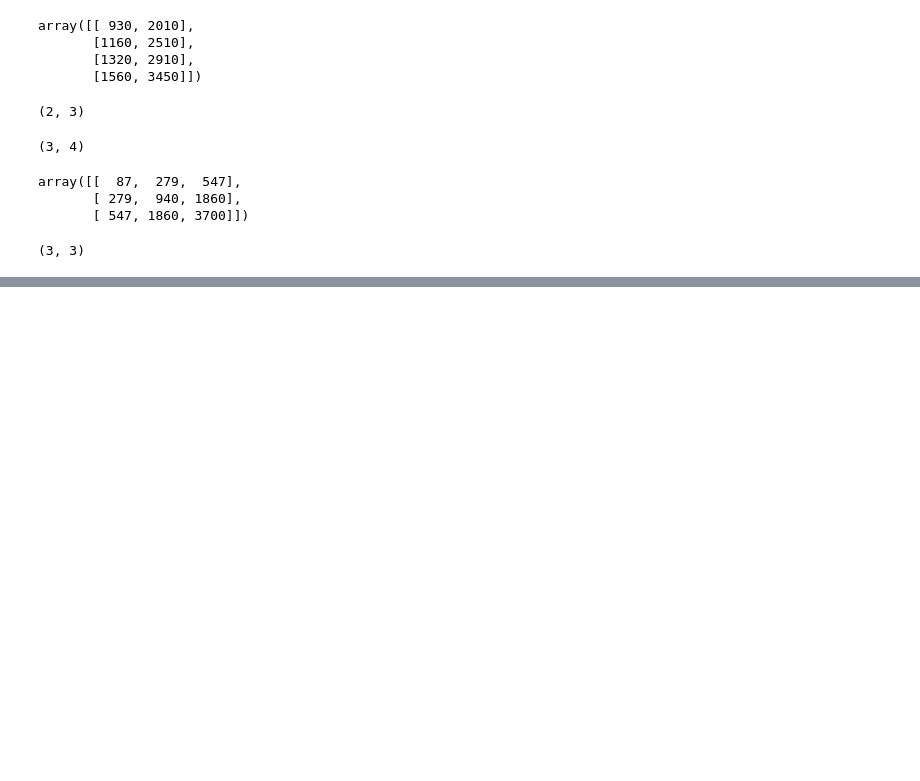
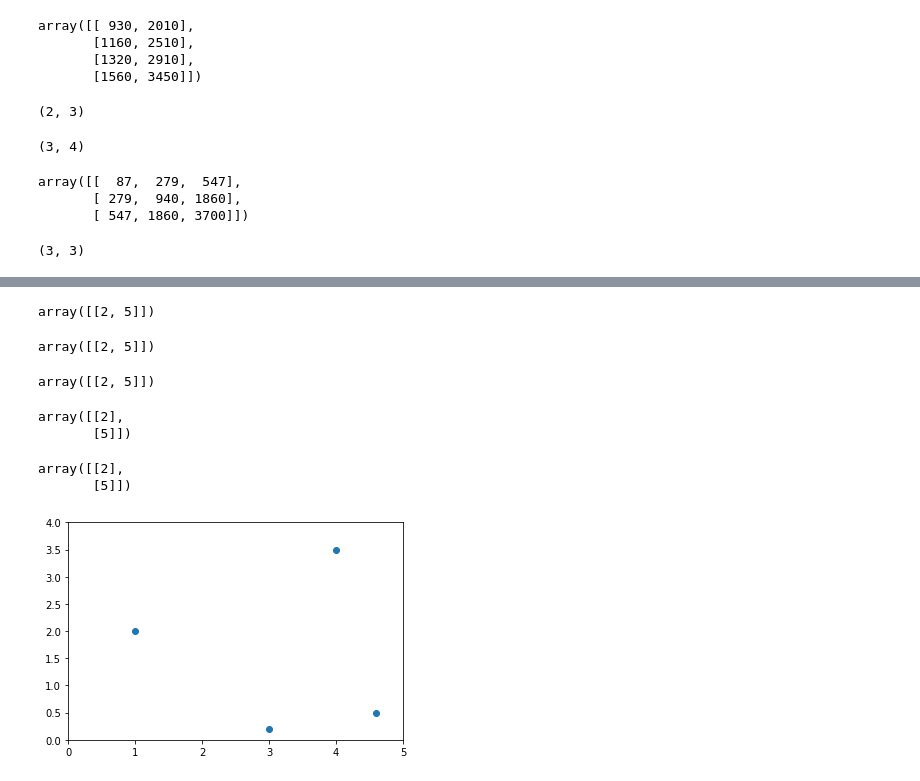
Before and after one commit to arti1117/making-tars, a Jupyter notebook: handson-ml2/math_linear_algebra.ipynb, the cells around one changed output, grey strips where cells are left out. Drawn from its saved outputs; the diff is of its cells as text; code cells hidden in the pictures; blank space fills up the shorter version.

```diff
--- a/handson-ml2/math_linear_algebra.ipynb
+++ b/handson-ml2/math_linear_algebra.ipynb
@@ -624,0 +636,34 @@ DdotT.shape
+# %%
+u_row = np.array([u])
+u_row
+# %% [output]
+array([[2, 5]])
+# %%
+u[np.newaxis, :]
+# %% [output]
+array([[2, 5]])
+# %%
+u[None]
+# %% [output]
+array([[2, 5]])
+# %%
+u_row.T
+# %% [output]
+array([[2],
+       [5]])
+# %%
+u[:, np.newaxis]
+# %% [output]
+array([[2],
+       [5]])
+# %%
+P = np.array([
+    [3., 4., 1., 4.6],
+    [.2, 3.5, 2., .5]
+])
+x_coords_P, y_coords_P = P
+plt.scatter(x_coords_P, y_coords_P)
+plt.axis([0, 5, 0, 4])
+plt.show()
+# %% [output]
+[figure, added]
```
Also changed, not shown: parts of 11 cells of this notebook.
